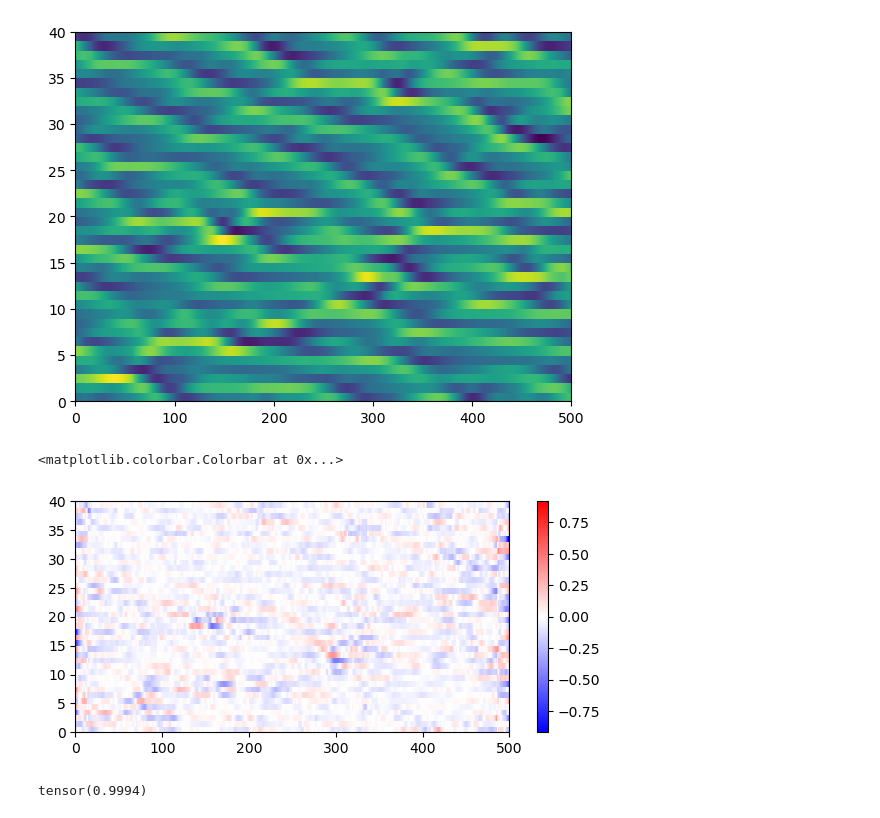
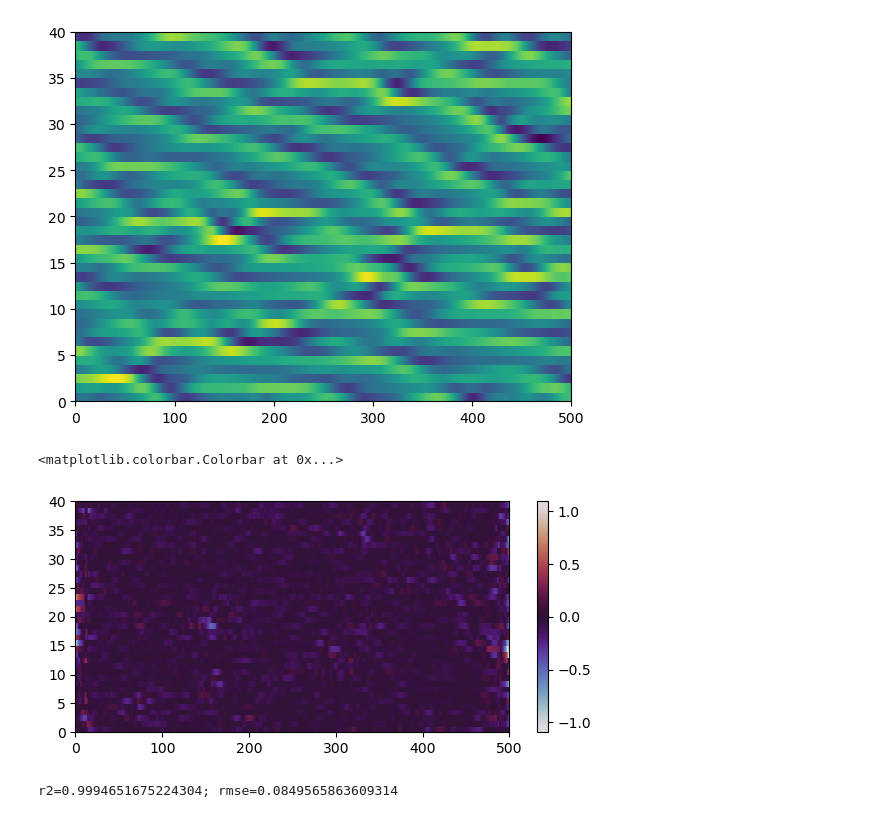
Before and after one commit to m-dml/coda, a Jupyter notebook: notebooks/evaluation.ipynb, the cells around one changed output. Drawn from its saved outputs; the diff is of its cells as text; code cells hidden in the pictures.

```diff
--- a/notebooks/evaluation.ipynb
+++ b/notebooks/evaluation.ipynb
@@ -73,7 +73,7 @@ sys.path.append("..")
 # %%
 from hpl.initializations import init_lightning_module
 # %%
-experiment_directory = "/home/vadim/Dev/hidden-process-learning/outputs/2023-03-13/20-47-13"
+experiment_directory = "/home/vadim/Dev/hidden-process-learning/outputs/2023-03-14/15-38-56"
 
 config = OmegaConf.load(os.path.join(experiment_directory, ".hydra/config.yaml"))
 # %%
@@ -93,7 +93,7 @@ def init_lightning_module_from_checkpoint(config: DictConfig, checkpoint: str):
     return model
 # %%
 model = module.load_from_checkpoint(
-    os.path.join(experiment_directory, "logs/checkpoints/epoch=30.ckpt"),
+    os.path.join(experiment_directory, "logs/checkpoints/epoch=54.ckpt"),
     model=config.model,
     assimilation_network=config.assimilation_network,
     optimizer=config.optimizer,
@@ -112,7 +112,7 @@ plt.pcolor(obs)
 <matplotlib.collections.PolyCollection at 0x...>
 [figure]
 # %%
-dataset = L96InferenceDataset(obs, mask, [15, 15])
+dataset = L96InferenceDataset(obs, mask, 15, 15)
 dataloader = DataLoader(dataset, shuffle=False)
 # %%
 reconstruction = []
@@ -130,11 +130,11 @@ difference = data['x_true'].T - reconstruction.T
 limit = difference.abs().max()
 # %%
 fig = plt.figure(figsize=(7, 3))
-plt.pcolor(difference, cmap="bwr", vmin=-limit, vmax=limit)
+plt.pcolor(difference, cmap="twilight", vmin=-limit, vmax=limit)
 plt.colorbar()
 # %% [output]
 <matplotlib.colorbar.Colorbar at 0x...>
-[figure, old version]
+[figure, new version]
 # %%
 from torchmetrics import MeanSquaredError, MeanAbsoluteError, R2Score
 import numpy as np
@@ -148,7 +148,7 @@ rmse_true = torch.stack(rmse_true)
 
 
 r2 = R2Score(500)
-print(r2(target, predictions))
+print(f"r2={r2(target, predictions)}; rmse={rmse(target, predictions)}")
 
 target = obs.T
 mask_local = mask.T
@@ -163,7 +163,7 @@ for i in range(target.size(-1)):
         ).item())
 rmse_obs = torch.tensor(rmse_obs)
 # %% [output]
-tensor(0.9994)
+r2=0.9994651675224304; rmse=0.0849565863609314
 # %%
 plt.plot(rmse_true)
 # plt.plot(rmse_obs)
```
Also changed, not shown: parts of 1 cell of this notebook, 8 other files.
